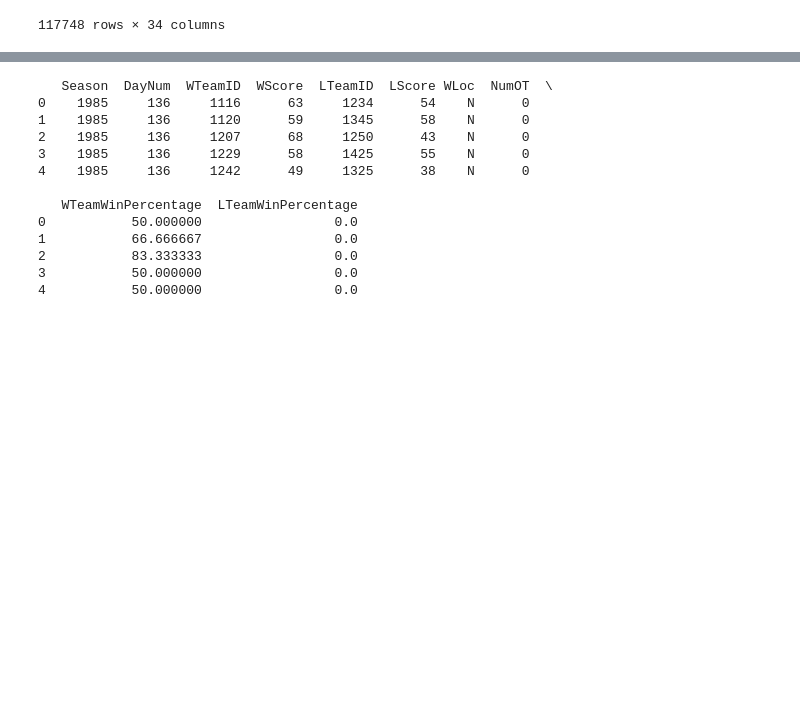
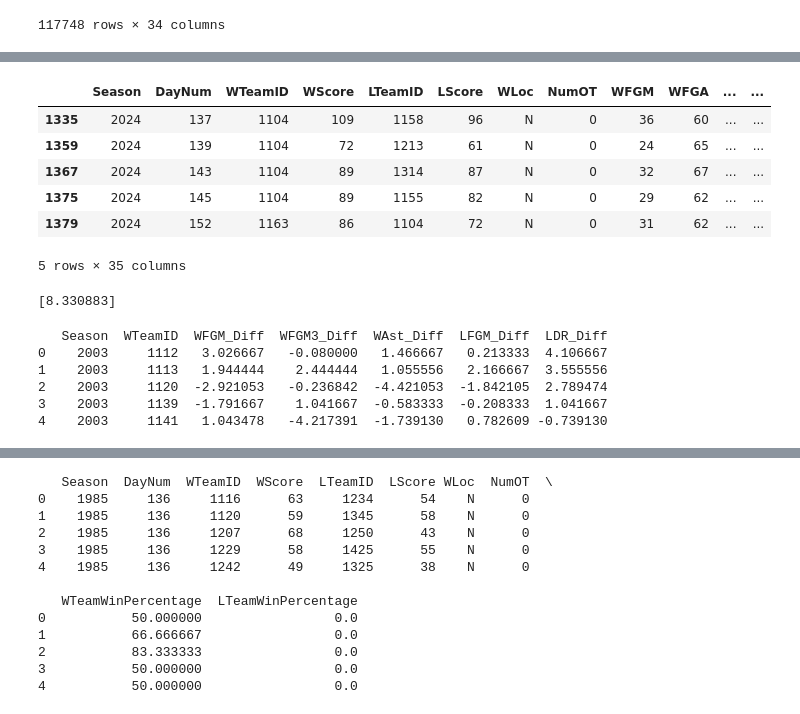
Before and after one commit to adhrit1/March-Madness, a Jupyter notebook: main.ipynb, the cells around one changed output, grey strips where cells are left out. Saved outputs shown, nothing was run; the diff lists cells and outputs as text; code cells hidden in the pictures; blank space fills up the shorter version.

```diff
--- a/main.ipynb
+++ b/main.ipynb
@@ -77,0 +123,50 @@ SyntaxError: f-string: unmatched '[' (3797489498.py, line 3)
+# %%
+bama_2024 = since_2020_tourney[(since_2020_tourney['Season'] == 2024) & ((since_2020_tourney['WTeamID'] == 1104) | (since_2020_tourney['LTeamID'] == 1104))]
+wfgm = bama_2024['WFGM'].mean()
+wfgm3 = bama_2024['WFGM3'].mean()
+wast = bama_2024['WAst'].mean()
+lfgm = 30
+ldr = 24
+display(bama_2024)
+new_data = pd.DataFrame({
+    'WFGM': [wfgm],
+    'WFGM3': [wfgm3],
+    'WAst': [wast],
+    'LFGM': [lfgm],
+    'LDR': [ldr]
+})
+print(model.predict(new_data))
+# %% [output]
+|  | Season | DayNum | WTeamID | WScore | LTeamID | LScore | WLoc | NumOT | WFGM | WFGA | ... | ... |
+| 1335 | 2024 | 137 | 1104 | 109 | 1158 | 96 | N | 0 | 36 | 60 | ... | ... |
+| 1359 | 2024 | 139 | 1104 | 72 | 1213 | 61 | N | 0 | 24 | 65 | ... | ... |
+| 1367 | 2024 | 143 | 1104 | 89 | 1314 | 87 | N | 0 | 32 | 67 | ... | ... |
+| 1375 | 2024 | 145 | 1104 | 89 | 1155 | 82 | N | 0 | 29 | 62 | ... | ... |
+| 1379 | 2024 | 152 | 1163 | 86 | 1104 | 72 | N | 0 | 31 | 62 | ... | ... |
+5 rows × 35 columns
+[8.330883]
+# %%
+regular_season_stats = results_regular_df.drop(['WLoc'],axis=1).groupby(['Season', 'WTeamID']).mean().reset_index().drop(['LTeamID'],axis=1)
+regular_season_stats
+results_tournament_df['MOV'] = results_tournament_df['WScore'] - results_tournament_df['LScore']
+playoff_stats = results_tournament_df.drop(['WLoc'],axis=1).groupby(['Season', 'WTeamID']).mean().reset_index().drop(['LTeamID'],axis=1)
+#display(playoff_stats,regular_season_stats)
+
+merged_stats = pd.merge(
+    regular_season_stats,
+    playoff_stats,
+    on=['Season', 'WTeamID'],
+    suffixes=('_Regular', '_Postseason')
+)
+
+for col in ['WFGM', 'WFGM3', 'WAst', 'LFGM', 'LDR']:
+    merged_stats[f'{col}_Diff'] = merged_stats[f'{col}_Postseason'] - merged_stats[f'{col}_Regular']
+
+print(merged_stats[['Season', 'WTeamID', 'WFGM_Diff', 'WFGM3_Diff', 'WAst_Diff', 'LFGM_Diff', 'LDR_Diff']].head())
+# %% [output]
+   Season  WTeamID  WFGM_Diff  WFGM3_Diff  WAst_Diff  LFGM_Diff  LDR_Diff
+0    2003     1112   3.026667   -0.080000   1.466667   0.213333  4.106667
+1    2003     1113   1.944444    2.444444   1.055556   2.166667  3.555556
+2    2003     1120  -2.921053   -0.236842  -4.421053  -1.842105  2.789474
+3    2003     1139  -1.791667    1.041667  -0.583333  -0.208333  1.041667
+4    2003     1141   1.043478   -4.217391  -1.739130   0.782609 -0.739130
```
Also changed, not shown: parts of 6 cells of this notebook.
